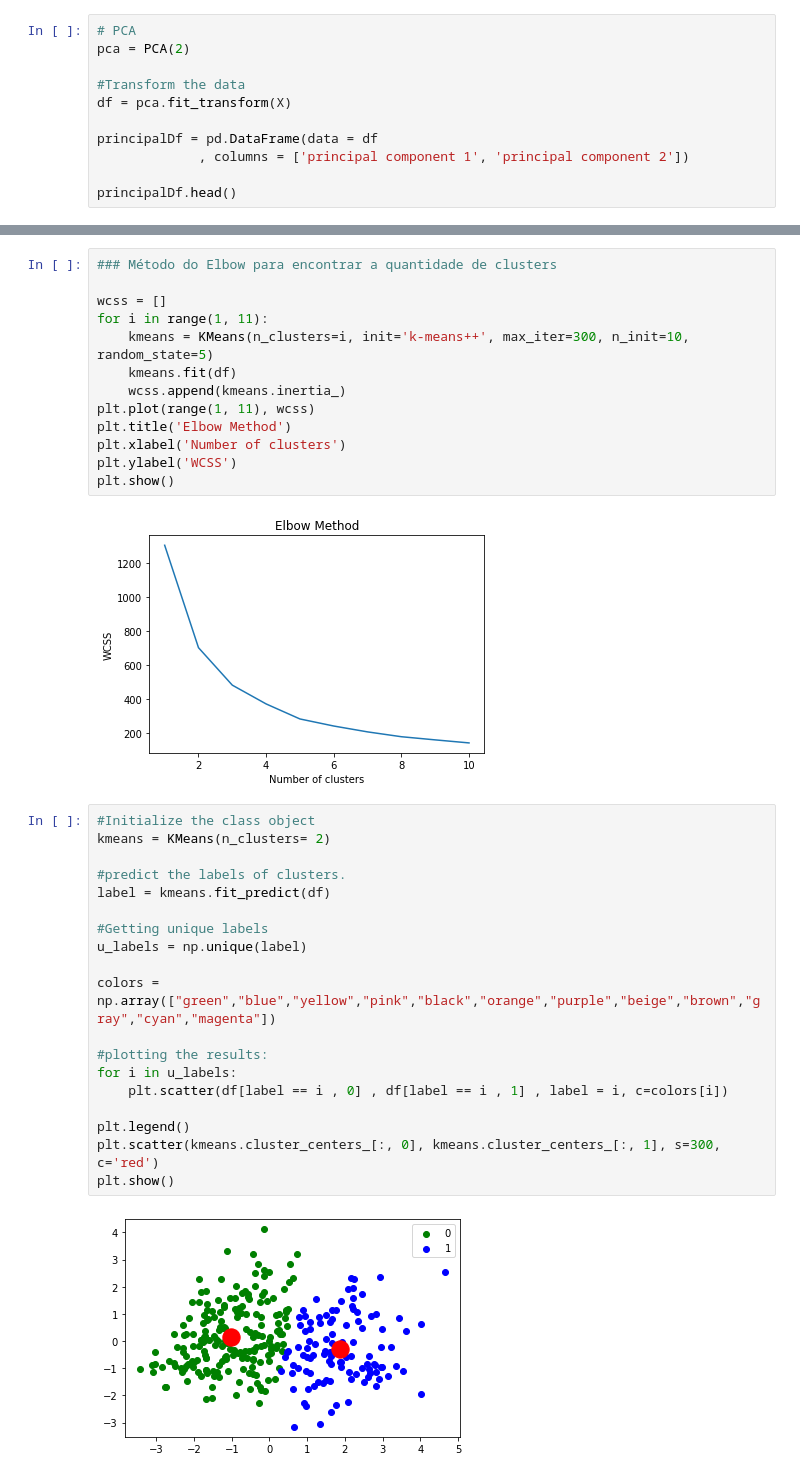
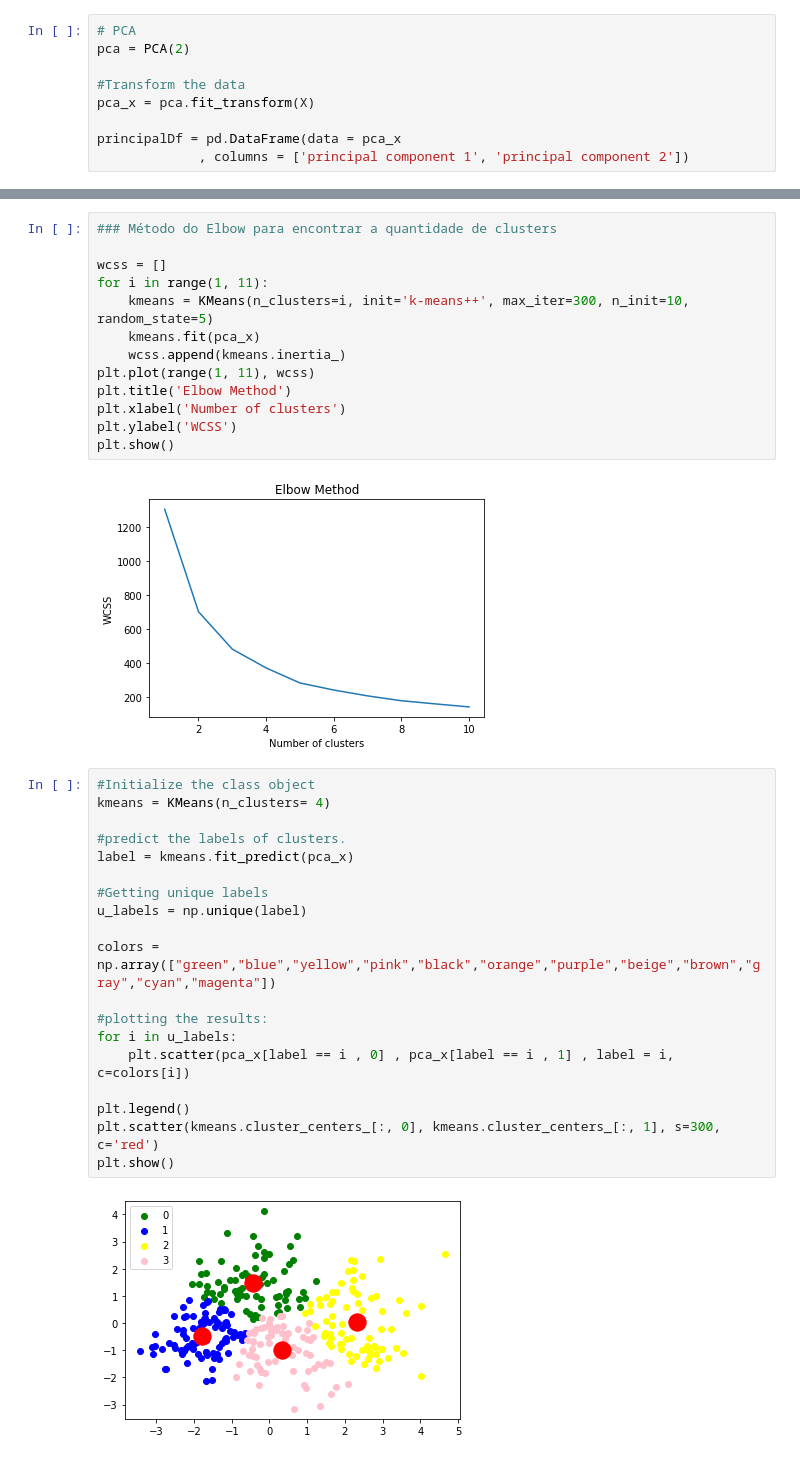
Before and after one commit to fabiobritoo/Machine-Learning, a Jupyter notebook: KMeans_Heart.ipynb, the cells around one changed output, grey strips where cells are left out. Drawn from its saved outputs; the diff is of its cells as text.

```diff
--- a/KMeans_Heart.ipynb
+++ b/KMeans_Heart.ipynb
@@ -47,9 +45,7 @@ pd.DataFrame(data = X, columns = features).head()
 pca = PCA(2)
 
 #Transform the data
-df = pca.fit_transform(X)
+pca_x = pca.fit_transform(X)
 
-principalDf = pd.DataFrame(data = df
+principalDf = pd.DataFrame(data = pca_x
              , columns = ['principal component 1', 'principal component 2'])
-
-principalDf.head()
@@ -66,7 +55,7 @@ principalDf.head()
 wcss = []
 for i in range(1, 11):
     kmeans = KMeans(n_clusters=i, init='k-means++', max_iter=300, n_init=10, random_state=5)
-    kmeans.fit(df)
+    kmeans.fit(pca_x)
     wcss.append(kmeans.inertia_)
 plt.plot(range(1, 11), wcss)
 plt.title('Elbow Method')
@@ -77,25 +66,25 @@ plt.show()
 [figure]
 # %%
 #Initialize the class object
-kmeans = KMeans(n_clusters= 2)
+kmeans = KMeans(n_clusters= 4)
 
 #predict the labels of clusters.
-label = kmeans.fit_predict(df)
+label = kmeans.fit_predict(pca_x)
 
 #Getting unique labels
 u_labels = np.unique(label)
 
 colors = np.array(["green","blue","yellow","pink","black","orange","purple","beige","brown","gray","cyan","magenta"])
 
 #plotting the results:
 for i in u_labels:
-    plt.scatter(df[label == i , 0] , df[label == i , 1] , label = i, c=colors[i])
+    plt.scatter(pca_x[label == i , 0] , pca_x[label == i , 1] , label = i, c=colors[i])
 
 plt.legend()
 plt.scatter(kmeans.cluster_centers_[:, 0], kmeans.cluster_centers_[:, 1], s=300, c='red')
 plt.show()
 # %% [output]
-[figure, old version]
+[figure, new version]
 # %%
 kmeans.cluster_centers_
 # %% [output]
```
Also changed, not shown: parts of 5 cells of this notebook, 1 other file.
